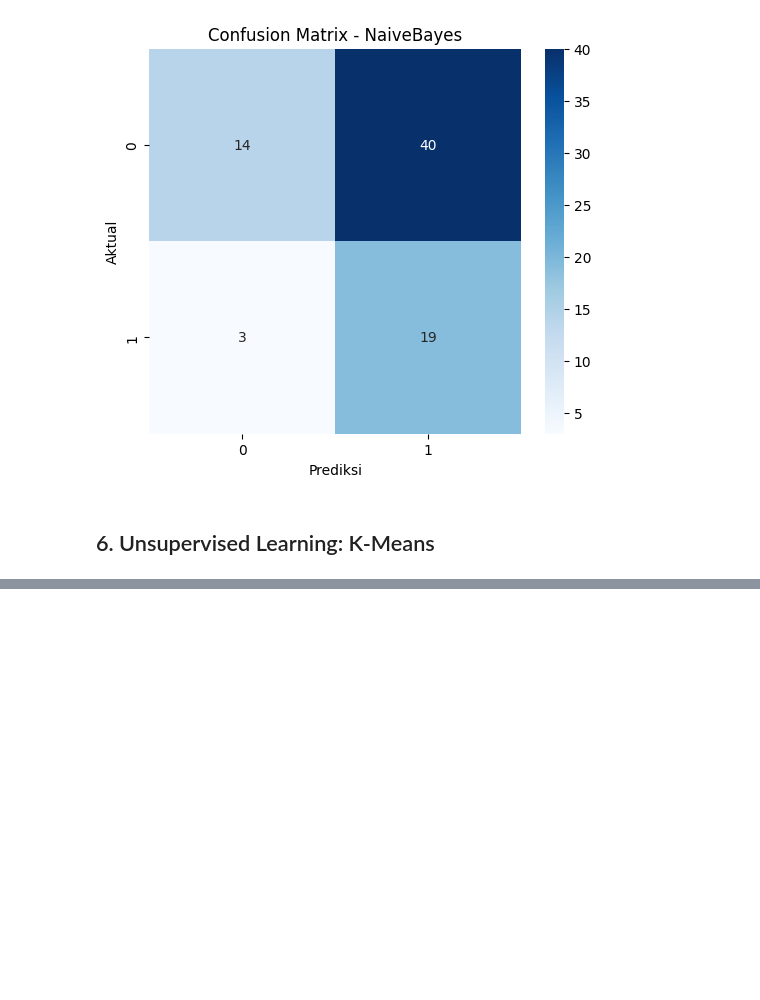
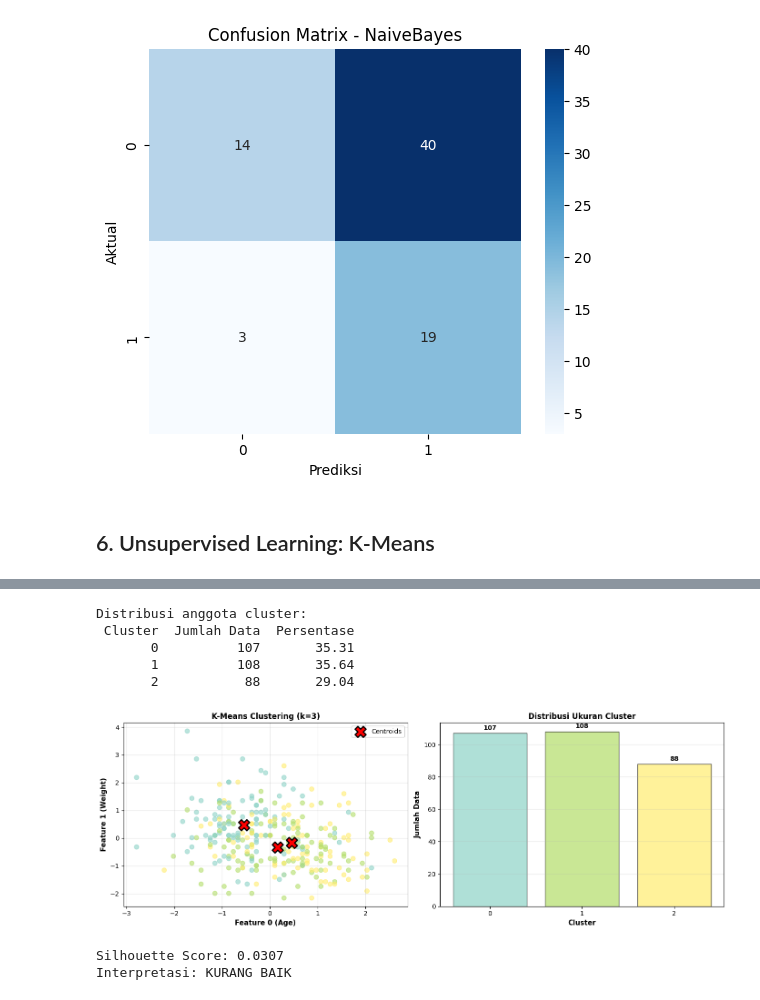
Before and after one commit to Muff712/ML, a Jupyter notebook: TUBES.ipynb, the cells around one changed output, grey strips where cells are left out. Cells and saved outputs as stored; diff of their text form; code cells hidden in the pictures; blank space fills up the shorter version.

```diff
--- a/TUBES.ipynb
+++ b/TUBES.ipynb
@@ -329,0 +432,70 @@ for i, k in enumerate(k_range):
+# %%
+# ========================================================================
+# CELL 7: STEP 6 - Analisis distribusi cluster
+# ========================================================================
+
+print(f"\nDistribusi anggota cluster:")
+unique, counts = np.unique(labels, return_counts=True)
+
+cluster_dist = pd.DataFrame({
+    'Cluster': unique,
+    'Jumlah Data': counts,
+    'Persentase': (counts / len(labels) * 100).round(2)
+})
+
+print(cluster_dist.to_string(index=False))
+# %% [output]
+Distribusi anggota cluster:
+ Cluster  Jumlah Data  Persentase
+       0          107       35.31
+       1          108       35.64
+       2           88       29.04
+# %%
+# ========================================================================
+# CELL 8: STEP 7 - Visualisasi hasil clustering (2 fitur pertama)
+# ========================================================================
+
+fig, axes = plt.subplots(1, 2, figsize=(14, 5))
+
+# Plot 1: Scatter plot dengan centroid
+scatter = axes[0].scatter(X_cluster[:, 0], X_cluster[:, 1], c=labels, cmap='Set3', alpha=0.6, s=50)
+axes[0].scatter(centroids[:, 0], centroids[:, 1], marker='X', s=300, c='red',
+                edgecolors='black', linewidths=2, label='Centroids', zorder=5)
+axes[0].set_xlabel(f"Feature 0 ({cluster_df.columns[0]})", fontsize=11, fontweight='bold')
+axes[0].set_ylabel(f"Feature 1 ({cluster_df.columns[1]})", fontsize=11, fontweight='bold')
+axes[0].set_title(f"K-Means Clustering (k={optimal_k})", fontsize=12, fontweight='bold')
+axes[0].legend()
+axes[0].grid(True, alpha=0.3)
+
+# Plot 2: Distribusi cluster
+colors = plt.cm.Set3(np.linspace(0, 1, optimal_k))
+axes[1].bar(cluster_dist['Cluster'].astype(str), cluster_dist['Jumlah Data'],
+            color=colors, alpha=0.7, edgecolor='black')
+axes[1].set_xlabel('Cluster', fontsize=11, fontweight='bold')
+axes[1].set_ylabel('Jumlah Data', fontsize=11, fontweight='bold')
+axes[1].set_title('Distribusi Ukuran Cluster', fontsize=12, fontweight='bold')
+axes[1].grid(True, alpha=0.3, axis='y')
+
+for i, (cluster, count) in enumerate(zip(cluster_dist['Cluster'], cluster_dist['Jumlah Data'])):
+    axes[1].text(i, count + 2, f"{count}", ha='center', fontsize=10, fontweight='bold')
+
+plt.tight_layout()
+plt.show()
+# %% [output]
+[figure, added]
+# %%
+# ========================================================================
+# CELL 9: STEP 8 - Evaluasi kualitas clustering dengan Silhouette Score
+# ========================================================================
+
+from sklearn.metrics import silhouette_score, silhouette_samples
+
+# Hitung silhouette score
+sil_score = silhouette_score(X_cluster, labels)
+sil_samples = silhouette_samples(X_cluster, labels)
+
+print(f"\nSilhouette Score: {sil_score:.4f}")
+print(f"Interpretasi: {'SANGAT BAIK ✓✓✓' if sil_score > 0.7 else 'BAIK ✓✓' if sil_score > 0.5 else 'CUKUP ✓' if sil_score > 0.25 else 'KURANG BAIK'}")
+# %% [output]
+Silhouette Score: 0.0307
+Interpretasi: KURANG BAIK
```
Also changed, not shown: parts of 11 cells of this notebook.
